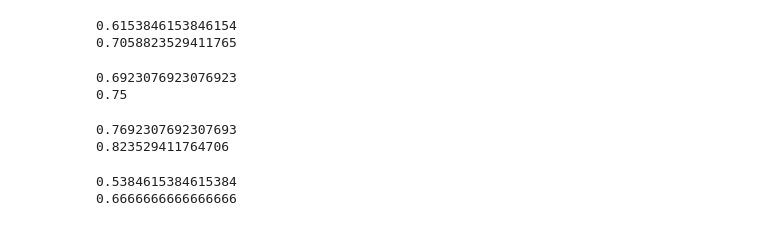
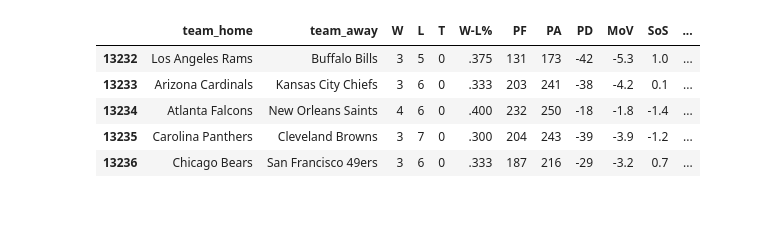
Before and after one commit to AggieSportsAnalytics/OddsMaker, a Jupyter notebook: main.ipynb, the cells around one changed output. Saved outputs shown, nothing was run; the diff lists cells and outputs as text; code cells hidden in the pictures.

```diff
--- a/main.ipynb
+++ b/main.ipynb
@@ -129,13 +111,14 @@ comp_games = df[df['score_home'].notna()]
 # Get uncompleted games
 uncomp_games = df[df['score_home'].isna()]
 # %%
+# Determine winner and loser for completed games
 for index, row in comp_games.iterrows():
     if comp_games.loc[index, 'score_home'] > comp_games.loc[index, 'score_away']:
-        comp_games.loc[index, 'Home_Winner'] = True
+        comp_games.loc[index, 'Home_Winner'] = 1
     else:
-        comp_games.loc[index, 'Home_Winner'] = False
+        comp_games.loc[index, 'Home_Winner'] = 0
     # else:
-    #     comp_games.at[index, 'Winner'] = 'Tie'
+    #     comp_games.at[index, 'Winner'] = "T"
 # %% [output]
 A value is trying to be set on a copy of a slice from a DataFrame.
 Try using .loc[row_indexer,col_indexer] = value instead
@@ -145,6 +144,7 @@ See the caveats in the documentation: https://pandas.pydata.org/pandas-docs/stab
 # %%
-comp_games.drop(schedule_df.iloc[0:0], axis=1, inplace=True)
-uncomp_games.drop(schedule_df.iloc[0:0], axis=1, inplace=True)
+# Remove unnecessary columns
+comp_games.drop(schedule_df.iloc[0:0, 0:4] + schedule_df.iloc[0:0, 5:7] + schedule_df.iloc[0:0, 8:], axis=1, inplace=True)
+uncomp_games.drop(schedule_df.iloc[0:0, 0:3] + schedule_df.iloc[0:0, 5:6] + schedule_df.iloc[0:0, 8:], axis=1, inplace=True)
 # %% [output]
 A value is trying to be set on a copy of a slice from a DataFrame
 
@@ -195,24 +156,0 @@ rfc_pred = RFC.predict(X_test)
-# %%
-print(accuracy_score(y_test,dt_pred))
-print(f1_score(y_test,dt_pred))
-# %% [output]
-0.6153846153846154
-0.7058823529411765
-# %%
-print(accuracy_score(y_test,lsvc_pred))
-print(f1_score(y_test,lsvc_pred))
-# %% [output]
-0.6923076923076923
-0.75
-# %%
-print(accuracy_score(y_test,gnd_pred))
-print(f1_score(y_test,gnd_pred))
-# %% [output]
-0.7692307692307693
-0.823529411764706
-# %%
-print(accuracy_score(y_test,rfc_pred))
-print(f1_score(y_test,rfc_pred))
-# %% [output]
-0.5384615384615384
-0.6666666666666666
@@ -220,0 +157,10 @@ print(f1_score(y_test,rfc_pred))
+# %%
+# Display training data
+comp_games.head()
+# %% [output]
+|  | team_home | team_away | W | L | T | W-L% | PF | PA | PD | MoV | SoS | ... |
+| 13232 | Los Angeles Rams | Buffalo Bills | 3 | 5 | 0 | .375 | 131 | 173 | -42 | -5.3 | 1.0 | ... |
+| 13233 | Arizona Cardinals | Kansas City Chiefs | 3 | 6 | 0 | .333 | 203 | 241 | -38 | -4.2 | 0.1 | ... |
+| 13234 | Atlanta Falcons | New Orleans Saints | 4 | 6 | 0 | .400 | 232 | 250 | -18 | -1.8 | -1.4 | ... |
+| 13235 | Carolina Panthers | Cleveland Browns | 3 | 7 | 0 | .300 | 204 | 243 | -39 | -3.9 | -1.2 | ... |
+| 13236 | Chicago Bears | San Francisco 49ers | 3 | 6 | 0 | .333 | 187 | 216 | -29 | -3.2 | 0.7 | ... |
```
Also changed, not shown: parts of 21 cells of this notebook.
